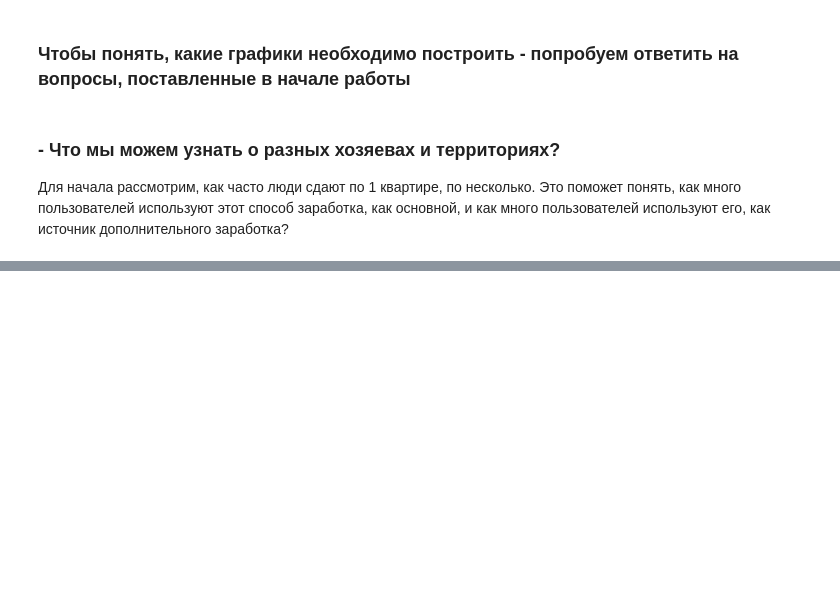
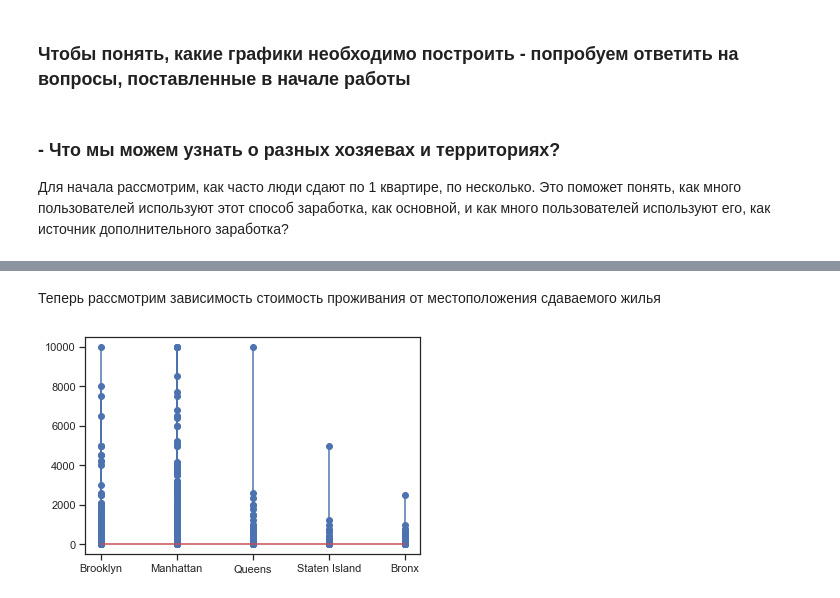
Before and after one commit to tonyafedorova/ML_MSc_1course, a Jupyter notebook: Lab1/Lab1_MMO.ipynb, the cells around one changed output, grey strips where cells are left out. Cells and saved outputs as stored; diff of their text form; code cells hidden in the pictures; blank space fills up the shorter version.

```diff
--- a/Lab1/Lab1_MMO.ipynb
+++ b/Lab1/Lab1_MMO.ipynb
@@ -143,0 +145,7 @@ sns.distplot(data['calculated_host_listings_count'])
+# %% [markdown]
+Теперь рассмотрим зависимость стоимость проживания от местоположения сдаваемого жилья
+# %%
+plt.stem(data['neighbourhood_group'], data['price'], use_line_collection = True)
+plt.show()
+# %% [output]
+[figure, added]
```
Also changed, not shown: parts of 11 cells of this notebook.
